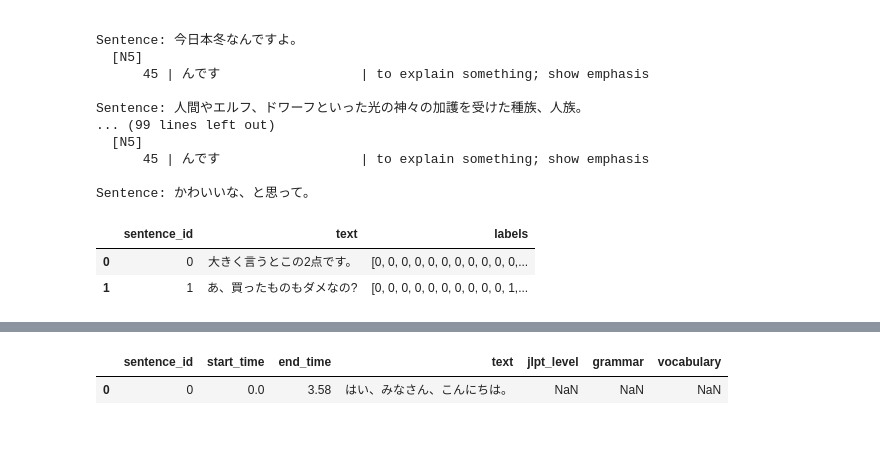
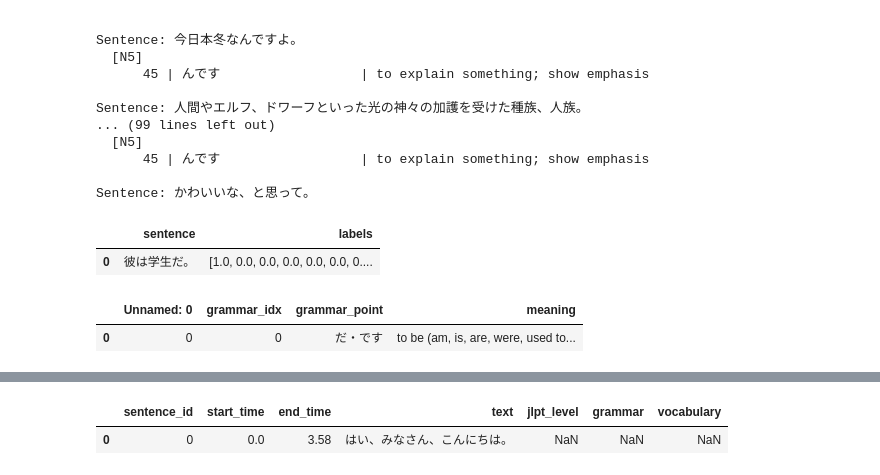
Before and after one commit to Evan-X-Hu/Japanese_Lang_Project, a Jupyter notebook: data_exploration/Japanese_Lang_Model.ipynb, the cells around one changed output, grey strips where cells are left out. Saved outputs shown, nothing was run; the diff lists cells and outputs as text; code cells hidden in the pictures; blank space fills up the shorter version.

Commit message:
Maybe multi-label classification isn't the best for this problem

```diff
--- a/data_exploration/Japanese_Lang_Model.ipynb
+++ b/data_exploration/Japanese_Lang_Model.ipynb
@@ -63,9 +63,24 @@ Sentence: 人間やエルフ、ドワーフといった光の神々の加護を
 Sentence: かわいいな、と思って。
 # %%
 # Load the training data
-training_df = pd.read_csv("training_sent_labeled.csv")
-training_df.head(2)
+# training_df = pd.read_csv("training_sent_labeled.csv")
+# training_df.head(2)
+N5_training_df = pd.read_json("N5_training_data.jsonl", lines=True)
+N4_training_df = pd.read_json("N4_training_data.jsonl", lines=True)
+N3_training_df = pd.read_json("N3_training_data.jsonl", lines=True)
+N2_training_df = pd.read_json("N2_training_data.jsonl", lines=True)
+N5_training_df.head(1)
 # %% [output]
-|  | sentence_id | text | labels |
-| 0 | 0 | 大きく言うとこの2点です。 | [0, 0, 0, 0, 0, 0, 0, 0, 0, 0, 0,... |
-| 1 | 1 | あ、買ったものもダメなの? | [0, 0, 0, 0, 0, 0, 0, 0, 0, 0, 1,... |
+|  | sentence | labels |
+| 0 | 彼は学生だ。 | [1.0, 0.0, 0.0, 0.0, 0.0, 0.0, 0.... |
+# %%
+# Load each grammar list and define the labels:
+# 2. Define the labels
+N5_grammar_df = pd.read_csv("N5_model_grammars_reindexed.csv")
+N4_grammar_df = pd.read_csv("N4_model_grammars_reindexed.csv")
+N3_grammar_df = pd.read_csv("N3_model_grammars_reindexed.csv")
+N2_grammar_df = pd.read_csv("N2_model_grammars_reindexed.csv")
+N5_grammar_df.head(1)
+# %% [output]
+|  | Unnamed: 0 | grammar_idx | grammar_point | meaning |
+| 0 | 0 | 0 | だ・です | to be (am, is, are, were, used to... |
```
Also changed, not shown: parts of 3 cells of this notebook, 9 other files.
